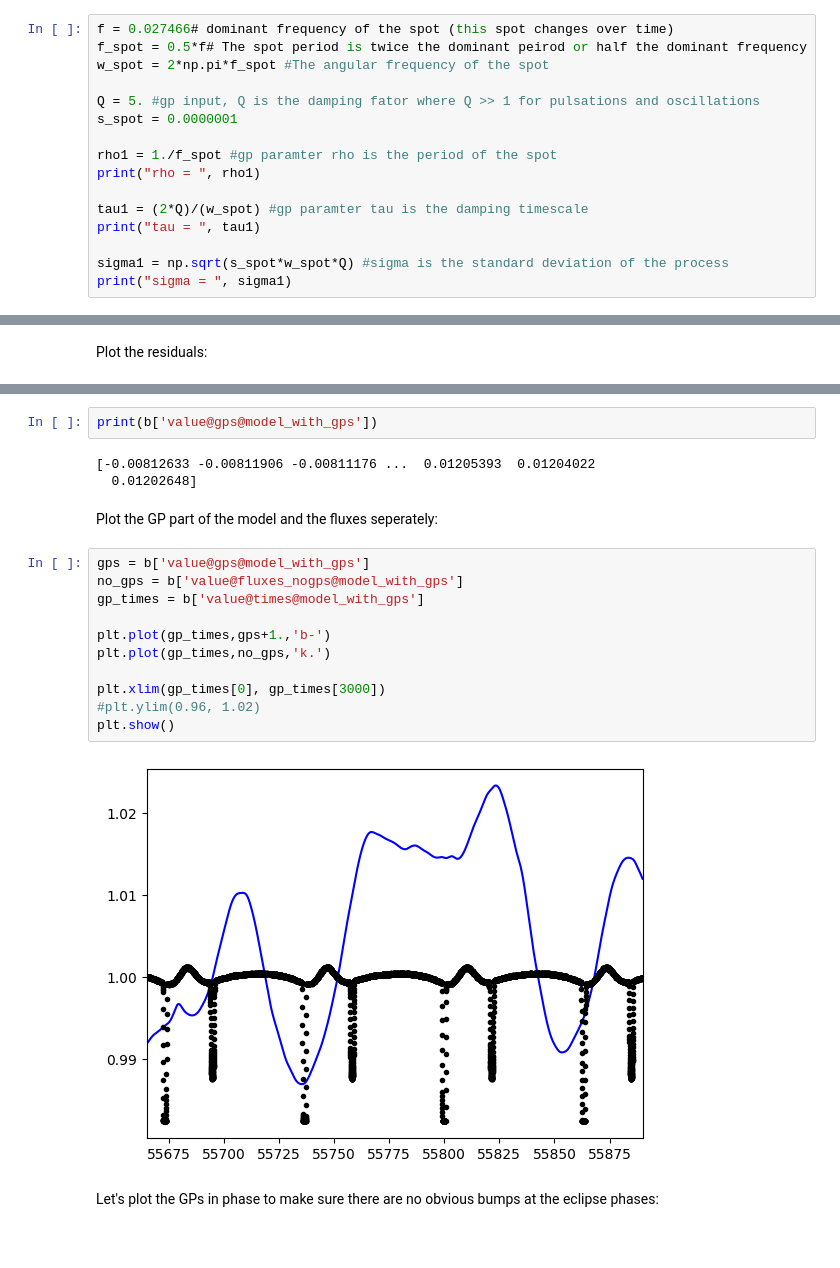
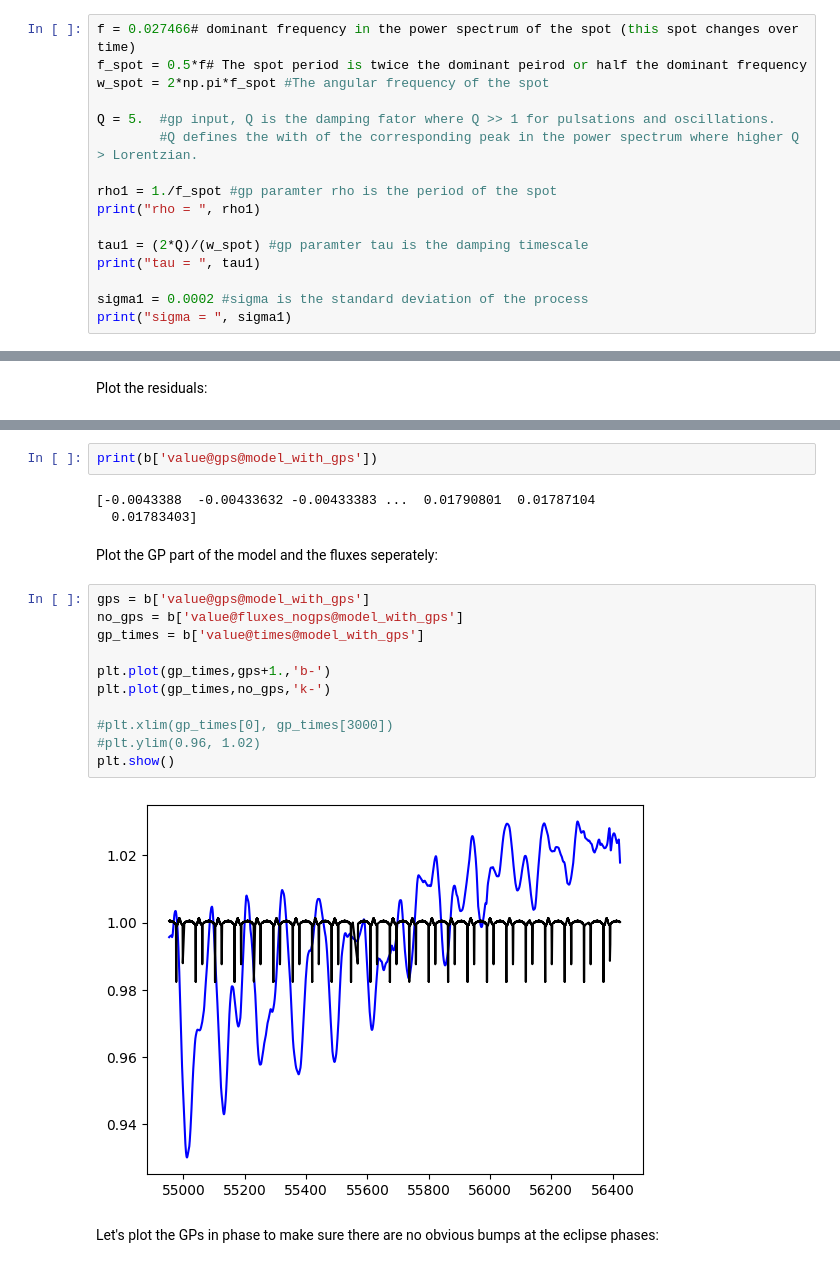
Before and after one commit to kmhambleton/phoebe-eb-notebooks, a Jupyter notebook: 05-gps.ipynb, the cells around one changed output, grey strips where cells are left out. Saved outputs shown, nothing was run; the diff lists cells and outputs as text.

```diff
--- a/05-gps.ipynb
+++ b/05-gps.ipynb
@@ -41,12 +44,12 @@ b.plot(['dataset', 'model'],model='model_without_gps',s={'dataset': 0.005, 'mode
 # %% [markdown]
 Provide parameters for the gaussian processes. The rho parameter is spot modulation timescale. Tau is the damping time scale, Q is the SHO quality factor and sigma is the characteristic amplitude. See https://www.aanda.org/articles/aa/full_html/2022/12/aa43545-22/aa43545-22.html for further reading.
 # %%
-f = 0.027466# dominant frequency of the spot (this spot changes over time)
+f = 0.027466# dominant frequency in the power spectrum of the spot (this spot changes over time)
 f_spot = 0.5*f# The spot period is twice the dominant peirod or half the dominant frequency
 w_spot = 2*np.pi*f_spot #The angular frequency of the spot
 
-Q = 5. #gp input, Q is the damping fator where Q >> 1 for pulsations and oscillations
-s_spot = 0.0000001
+Q = 5.  #gp input, Q is the damping fator where Q >> 1 for pulsations and oscillations.
+        #Q defines the with of the corresponding peak in the power spectrum where higher Q > Lorentzian.
 
 rho1 = 1./f_spot #gp paramter rho is the period of the spot
 print("rho = ", rho1)
@@ -54,7 +57,7 @@ print("rho = ", rho1)
 tau1 = (2*Q)/(w_spot) #gp paramter tau is the damping timescale
 print("tau = ", tau1)
 
-sigma1 = np.sqrt(s_spot*w_spot*Q) #sigma is the standard deviation of the process
+sigma1 = 0.0002 #sigma is the standard deviation of the process
 print("sigma = ", sigma1)
 # %% [output]
 rho =  72.81730139081046
@@ -127,23 +133,23 @@ _ = b.plot(dataset='lc01', xlim = (55730, 55770),
 # %%
 print(b['value@gps@model_with_gps'])
 # %% [output]
-[-0.00812633 -0.00811906 -0.00811176 ...  0.01205393  0.01204022
-  0.01202648]
+[-0.0043388  -0.00433632 -0.00433383 ...  0.01790801  0.01787104
+  0.01783403]
 # %% [markdown]
 Plot the GP part of the model and the fluxes seperately:
 # %%
 gps = b['value@gps@model_with_gps']
 no_gps = b['value@fluxes_nogps@model_with_gps']
 gp_times = b['value@times@model_with_gps']
 
 plt.plot(gp_times,gps+1.,'b-')
-plt.plot(gp_times,no_gps,'k.')
+plt.plot(gp_times,no_gps,'k-')
 
-plt.xlim(gp_times[0], gp_times[3000])
+#plt.xlim(gp_times[0], gp_times[3000])
 #plt.ylim(0.96, 1.02)
 plt.show()
 # %% [output]
-[figure, old version]
+[figure, new version]
 # %% [markdown]
 Let's plot the GPs in phase to make sure there are no obvious bumps at the eclipse phases:
 # %%
```
Also changed, not shown: parts of 13 cells of this notebook, 2 other files.
